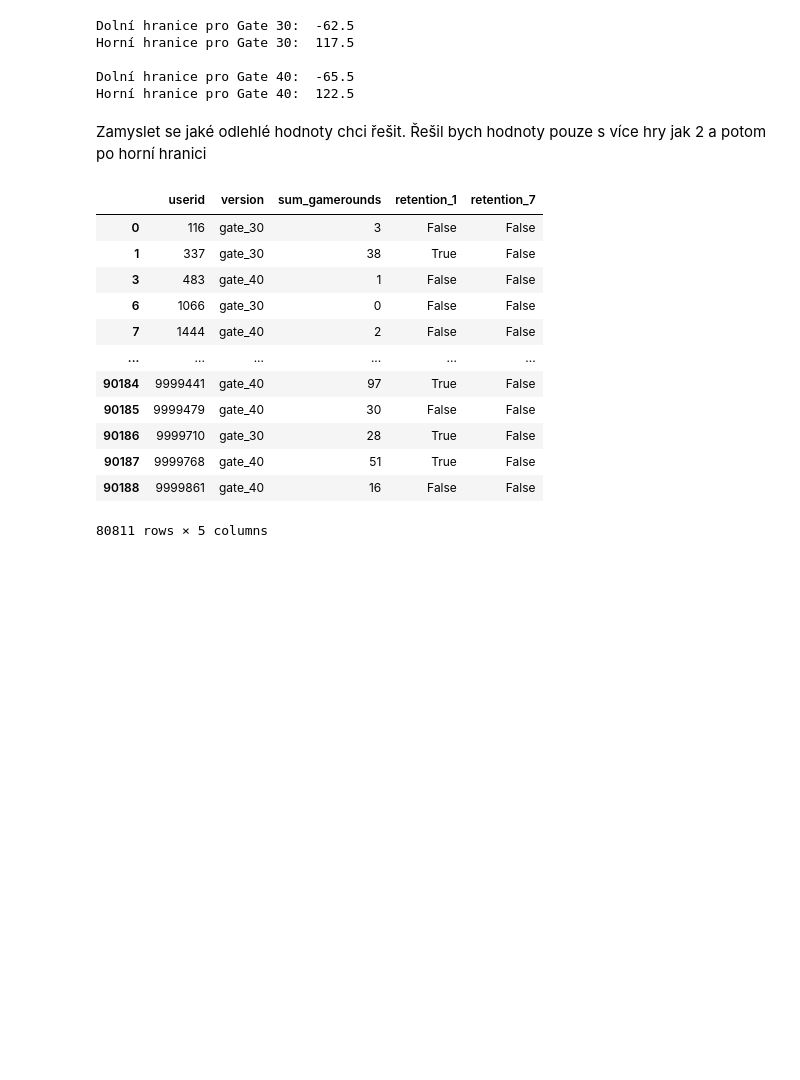
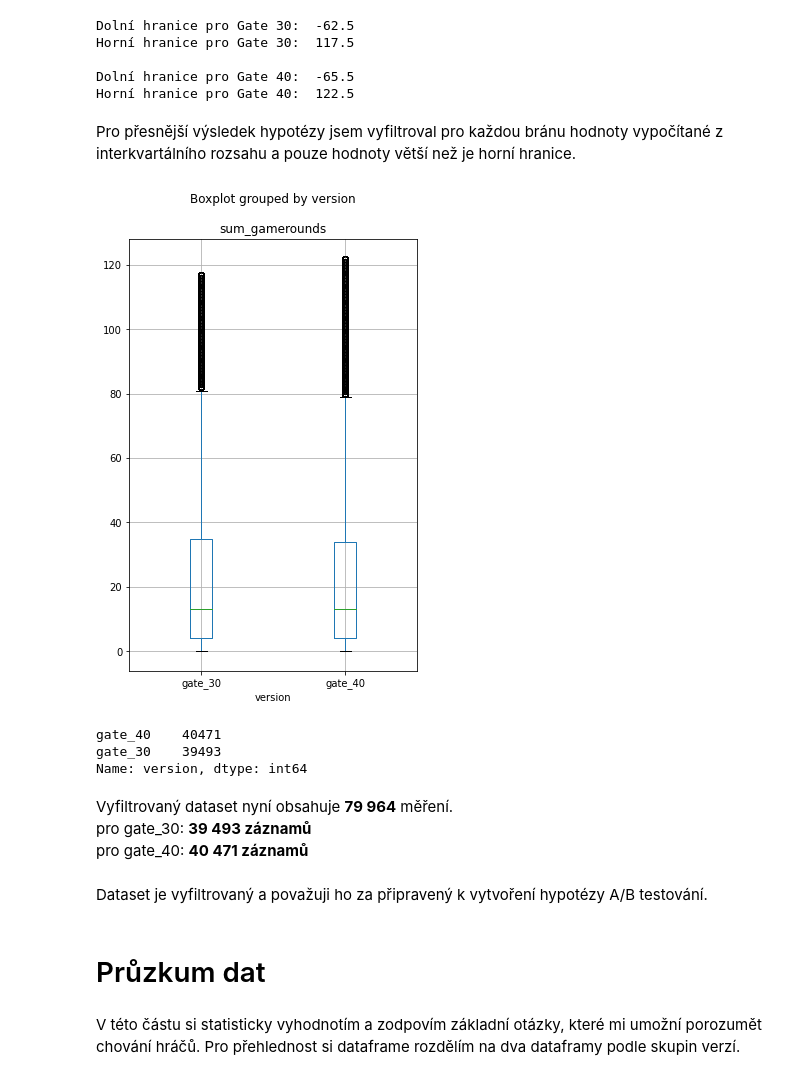
Before and after one commit to 9berny9/cookie_cats_analysis, a Jupyter notebook: cats.ipynb, the cells around one changed output. Drawn from its saved outputs; the diff is of its cells as text; code cells hidden in the pictures; blank space fills up the shorter version.

```diff
--- a/cats.ipynb
+++ b/cats.ipynb
@@ -137,21 +138,32 @@ Horní hranice pro Gate 30:  117.5
 
 Dolní hranice pro Gate 40:  -65.5
 Horní hranice pro Gate 40:  122.5
-# %% [markdown]
-Zamyslet se jaké odlehlé hodnoty chci řešit. Řešil bych hodnoty pouze s více hry jak 2 a potom po horní hranici
-# %%
-df[df.sum_gamerounds < 130]
-# %% [output]
-|  | userid | version | sum_gamerounds | retention_1 | retention_7 |
-| 0 | 116 | gate_30 | 3 | False | False |
-| 1 | 337 | gate_30 | 38 | True | False |
-| 3 | 483 | gate_40 | 1 | False | False |
-| 6 | 1066 | gate_30 | 0 | False | False |
-| 7 | 1444 | gate_40 | 2 | False | False |
-| ... | ... | ... | ... | ... | ... |
-| 90184 | 9999441 | gate_40 | 97 | True | False |
-| 90185 | 9999479 | gate_40 | 30 | False | False |
-| 90186 | 9999710 | gate_30 | 28 | True | False |
-| 90187 | 9999768 | gate_40 | 51 | True | False |
-| 90188 | 9999861 | gate_40 | 16 | False | False |
-80811 rows × 5 columns
+# %%
+# kopie datasetu pro analýzu
+df1 = df.copy()
+# %%
+# odstranění záznamů nad horní hranicí rozsahu
+df1.drop(df1[(df1["version"] == "gate_30") & (df1['sum_gamerounds'] > horni_hranice_a)].index, inplace=True)
+df1.drop(df1[(df1["version"] == "gate_40") & (df1['sum_gamerounds'] > horni_hranice_b)].index, inplace=True)
+# %% [markdown]
+Pro přesnější výsledek hypotézy jsem vyfiltroval pro každou bránu hodnoty vypočítané z interkvartálního rozsahu a pouze hodnoty větší než je horní hranice.
+# %%
+df1.boxplot(column="sum_gamerounds", by="version", figsize=(5, 8));
+# %% [output]
+[figure, added]
+# %%
+df1.version.value_counts()
+# %% [output]
+gate_40    40471
+gate_30    39493
+Name: version, dtype: int64
+# %% [markdown]
+Vyfiltrovaný dataset nyní obsahuje **79 964** měření.
+pro gate_30: **39 493 záznamů**
+pro gate_40: **40 471 záznamů**
+# %% [markdown]
+Dataset je vyfiltrovaný a považuji ho za připravený k vytvoření hypotézy A/B testování.
+# %% [markdown]
+# Průzkum dat
+# %% [markdown]
+V této částu si statisticky vyhodnotím a zodpovím základní otázky, které mi umožní porozumět chování hráčů. Pro přehlednost si dataframe rozdělím na dva dataframy podle skupin verzí.
```
Also changed, not shown: parts of 25 cells of this notebook.
